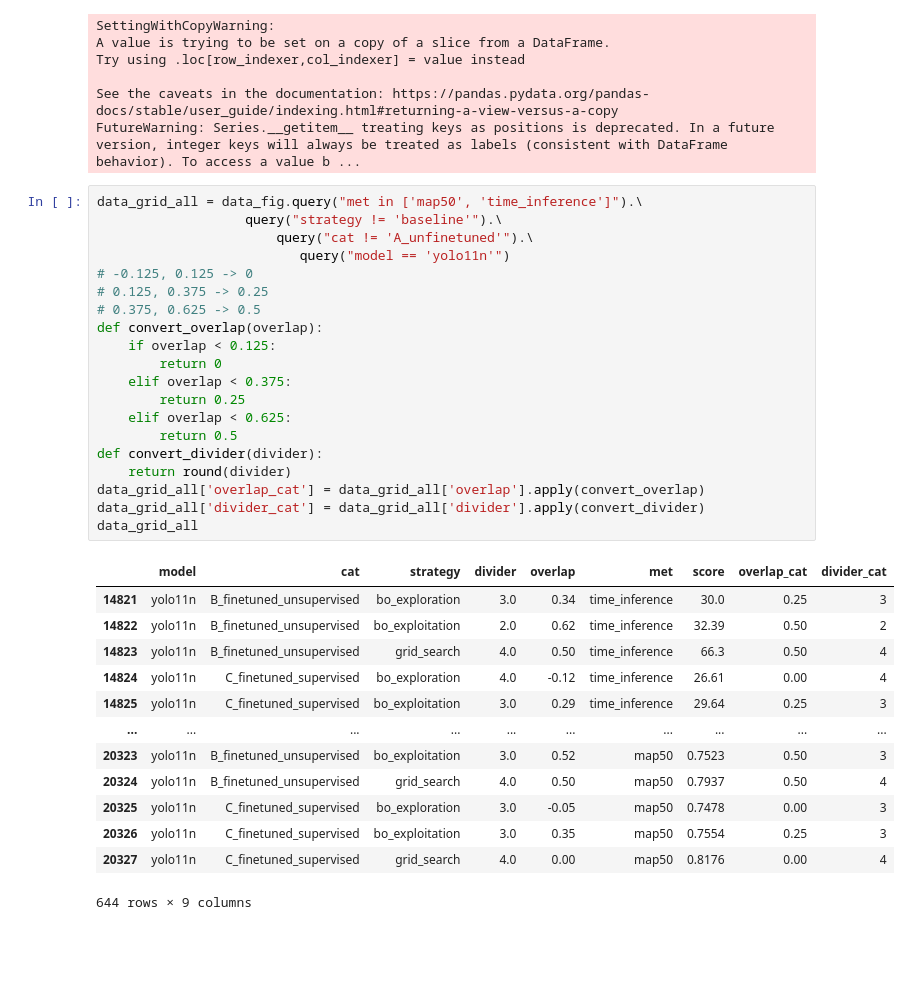
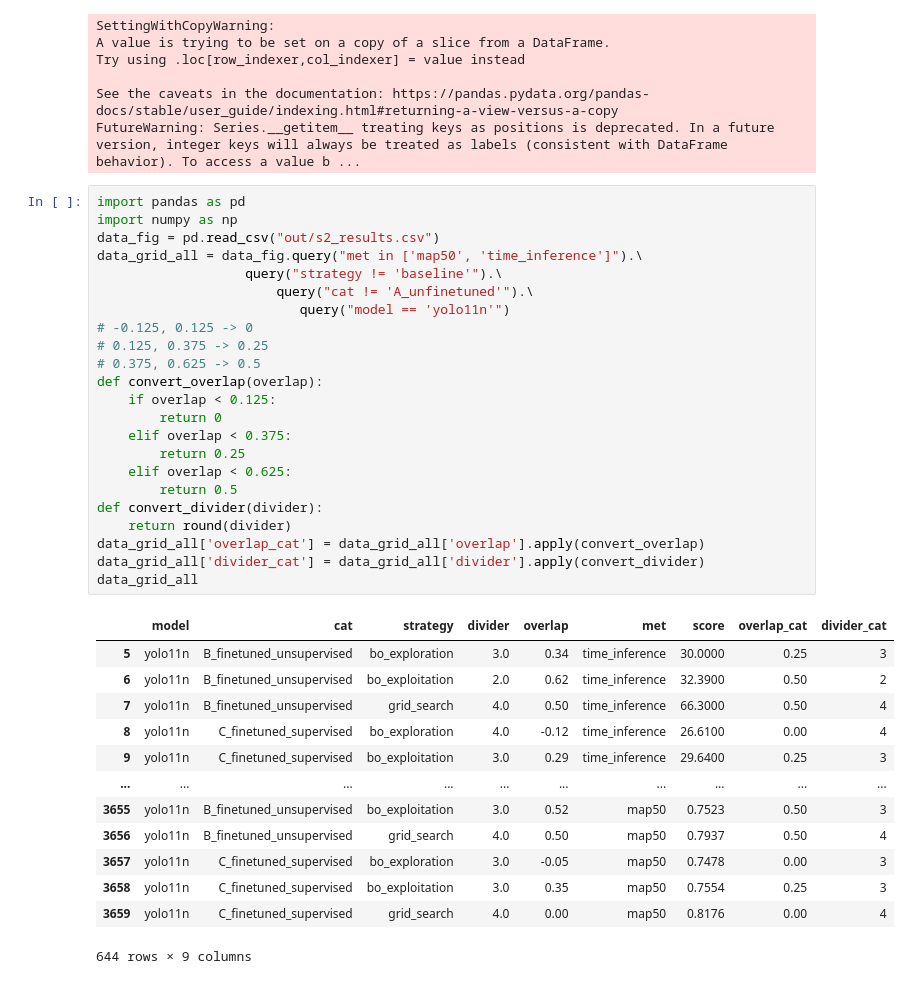
Before and after one commit to Niche-Lab/ant-detective, a Jupyter notebook: _5_eval-study2.ipynb, the cells around one changed output. Saved outputs shown, nothing was run; the diff lists cells and outputs as text; blank space fills up the shorter version.

```diff
--- a/_5_eval-study2.ipynb
+++ b/_5_eval-study2.ipynb
@@ -328,38 +328,41 @@ Try using .loc[row_indexer,col_indexer] = value instead
 See the caveats in the documentation: https://pandas.pydata.org/pandas-docs/stable/user_guide/indexing.html#returning-a-view-versus-a-copy
 FutureWarning: Series.__getitem__ treating keys as positions is deprecated. In a future version, integer keys will always be treated as labels (consistent with DataFrame behavior). To access a value b ...
 # %%
+import pandas as pd
+import numpy as np
+data_fig = pd.read_csv("out/s2_results.csv")
 data_grid_all = data_fig.query("met in ['map50', 'time_inference']").\
                    query("strategy != 'baseline'").\
                        query("cat != 'A_unfinetuned'").\
                           query("model == 'yolo11n'")
 # -0.125, 0.125 -> 0
 # 0.125, 0.375 -> 0.25
 # 0.375, 0.625 -> 0.5
 def convert_overlap(overlap):
     if overlap < 0.125:
         return 0
     elif overlap < 0.375:
         return 0.25
     elif overlap < 0.625:
         return 0.5
 def convert_divider(divider):
     return round(divider)
 data_grid_all['overlap_cat'] = data_grid_all['overlap'].apply(convert_overlap)
 data_grid_all['divider_cat'] = data_grid_all['divider'].apply(convert_divider)
 data_grid_all
 # %% [output]
 |  | model | cat | strategy | divider | overlap | met | score | overlap_cat | divider_cat |
-| 14821 | yolo11n | B_finetuned_unsupervised | bo_exploration | 3.0 | 0.34 | time_inference | 30.0 | 0.25 | 3 |
-| 14822 | yolo11n | B_finetuned_unsupervised | bo_exploitation | 2.0 | 0.62 | time_inference | 32.39 | 0.50 | 2 |
-| 14823 | yolo11n | B_finetuned_unsupervised | grid_search | 4.0 | 0.50 | time_inference | 66.3 | 0.50 | 4 |
-| 14824 | yolo11n | C_finetuned_supervised | bo_exploration | 4.0 | -0.12 | time_inference | 26.61 | 0.00 | 4 |
-| 14825 | yolo11n | C_finetuned_supervised | bo_exploitation | 3.0 | 0.29 | time_inference | 29.64 | 0.25 | 3 |
+| 5 | yolo11n | B_finetuned_unsupervised | bo_exploration | 3.0 | 0.34 | time_inference | 30.0000 | 0.25 | 3 |
+| 6 | yolo11n | B_finetuned_unsupervised | bo_exploitation | 2.0 | 0.62 | time_inference | 32.3900 | 0.50 | 2 |
+| 7 | yolo11n | B_finetuned_unsupervised | grid_search | 4.0 | 0.50 | time_inference | 66.3000 | 0.50 | 4 |
+| 8 | yolo11n | C_finetuned_supervised | bo_exploration | 4.0 | -0.12 | time_inference | 26.6100 | 0.00 | 4 |
+| 9 | yolo11n | C_finetuned_supervised | bo_exploitation | 3.0 | 0.29 | time_inference | 29.6400 | 0.25 | 3 |
 | ... | ... | ... | ... | ... | ... | ... | ... | ... | ... |
-| 20323 | yolo11n | B_finetuned_unsupervised | bo_exploitation | 3.0 | 0.52 | map50 | 0.7523 | 0.50 | 3 |
-| 20324 | yolo11n | B_finetuned_unsupervised | grid_search | 4.0 | 0.50 | map50 | 0.7937 | 0.50 | 4 |
-| 20325 | yolo11n | C_finetuned_supervised | bo_exploration | 3.0 | -0.05 | map50 | 0.7478 | 0.00 | 3 |
-| 20326 | yolo11n | C_finetuned_supervised | bo_exploitation | 3.0 | 0.35 | map50 | 0.7554 | 0.25 | 3 |
-| 20327 | yolo11n | C_finetuned_supervised | grid_search | 4.0 | 0.00 | map50 | 0.8176 | 0.00 | 4 |
+| 3655 | yolo11n | B_finetuned_unsupervised | bo_exploitation | 3.0 | 0.52 | map50 | 0.7523 | 0.50 | 3 |
+| 3656 | yolo11n | B_finetuned_unsupervised | grid_search | 4.0 | 0.50 | map50 | 0.7937 | 0.50 | 4 |
+| 3657 | yolo11n | C_finetuned_supervised | bo_exploration | 3.0 | -0.05 | map50 | 0.7478 | 0.00 | 3 |
+| 3658 | yolo11n | C_finetuned_supervised | bo_exploitation | 3.0 | 0.35 | map50 | 0.7554 | 0.25 | 3 |
+| 3659 | yolo11n | C_finetuned_supervised | grid_search | 4.0 | 0.00 | map50 | 0.8176 | 0.00 | 4 |
 644 rows × 9 columns
 # %%
 from scipy.interpolate import griddata
```
Also changed, not shown: parts of 5 cells of this notebook, 34 other files.
